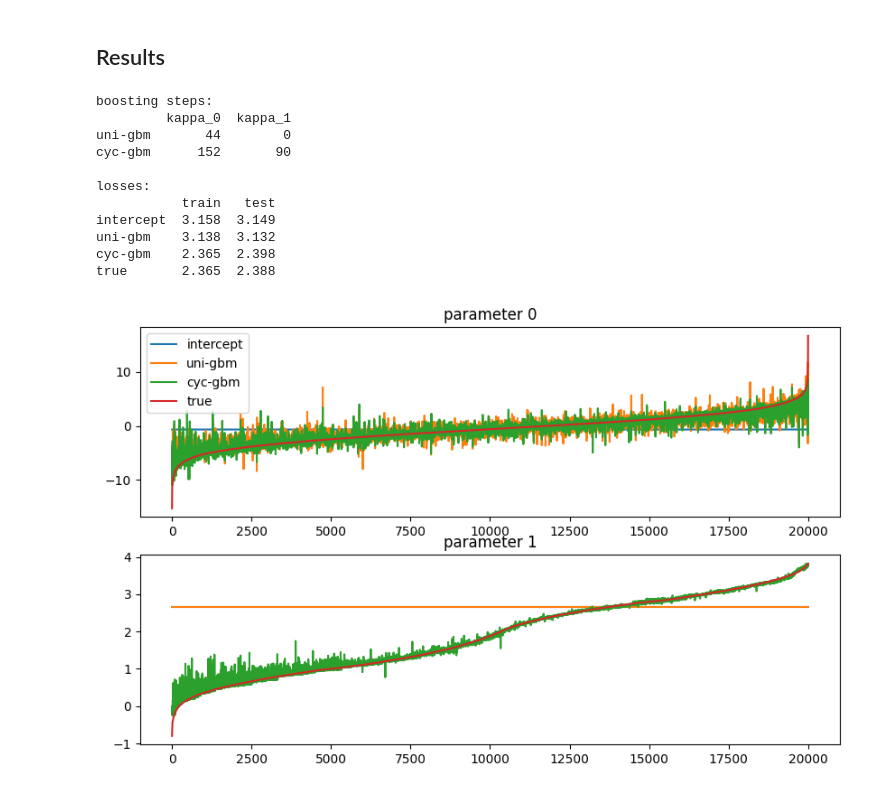
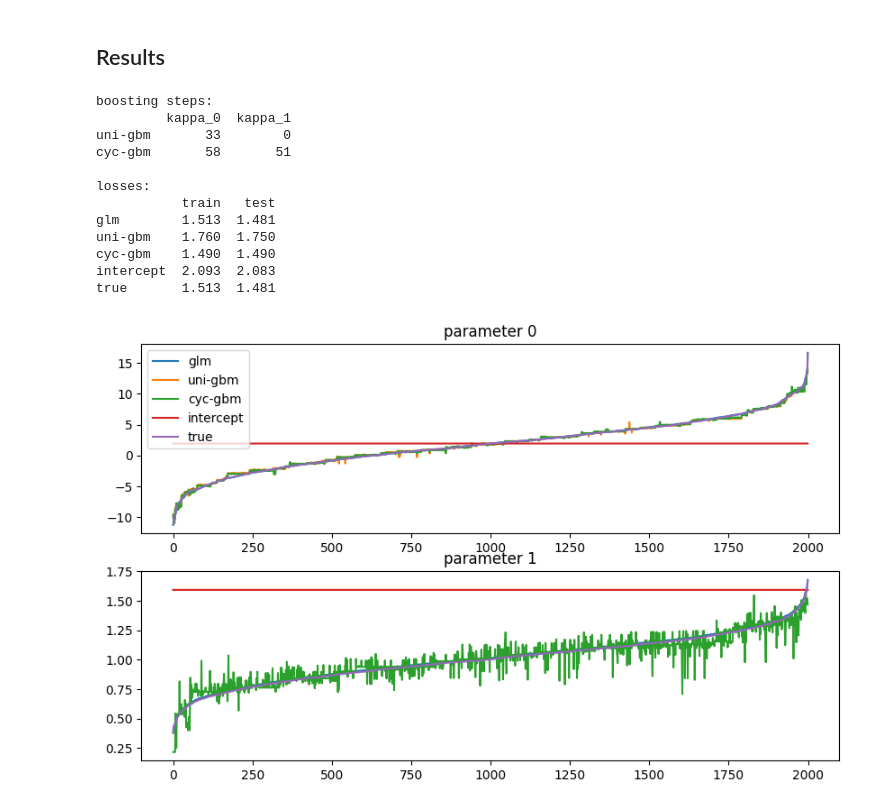
Before and after one commit to henningzakrisson/cyc-gbm, a Jupyter notebook: notebooks/simulated_data.ipynb, the cells around one changed output. Saved outputs shown, nothing was run; the diff lists cells and outputs as text; code cells hidden in the pictures.

```diff
--- a/notebooks/simulated_data.ipynb
+++ b/notebooks/simulated_data.ipynb
@@ -47,0 +64,21 @@ z_hat = {"train": {"true": z_train}, "test": {"true": z_test}}
+# %%
+fig, axs = plt.subplots(2, 2, figsize=(10, 6))
+axs = axs.flatten()
+
+# parameters
+for j in range(distribution.d):
+    axs[j].set_title(f"parameter {j}")
+    sort_order = np.argsort(z[j])
+    axs[j].plot(z[j][sort_order])
+
+# moments
+n_window = 100
+for k in [1,2]:
+    axs[k+1].set_title(f"moment {k}")
+    moment = distribution.moment(z,k)
+    sort_order = np.argsort(moment)
+
+    moment_empirical = moving_moment(y[sort_order], w = n_window, z= z[:,sort_order], k = k)
+    axs[k+1].plot(moment[sort_order], label="true")
+    axs[k+1].plot(moment_empirical, label="empirical")
+    axs[k+1].set_xlim([n_window,len(y)-n_window])
@@ -48,3 +89,15 @@ z_hat = {"train": {"true": z_train}, "test": {"true": z_test}}
+# %%
+glm = CycGLM(
+    dist="normal",
+    eps=eps_glm,
+    max_iter = max_iter,
+    tol = tol
+)
+
+glm.fit(X_train, y_train)
+
+z_hat["train"]["glm"] = glm.predict(X_train)
+z_hat["test"]["glm"] = glm.predict(X_test)
 # %% [markdown]
 ### Univariate GBM
 # %%
@@ -53,7 +106,7 @@ kappa_uni = tune_kappa(
     X=X_train,
     y=y_train,
     n_splits=n_splits,
-    eps=eps,
+    eps=eps_gbm,
     max_depth=max_depth,
     min_samples_leaf=min_samples_leaf,
     kappa_max=[kappa_max, 0],
@@ -65,7 +118,7 @@ kappa_uni = tune_kappa(
 gbm_uni = CycGBM(
     kappa=kappa_uni,
     dist="normal",
-    eps=eps,
+    eps=eps_gbm,
     max_depth=max_depth,
     min_samples_leaf=min_samples_leaf,
 )
@@ -93,7 +146,7 @@ kappa_cyc = tune_kappa(
     X=X_train,
     y=y_train,
     n_splits=n_splits,
-    eps=eps,
+    eps=eps_gbm,
     max_depth=max_depth,
     min_samples_leaf=min_samples_leaf,
     kappa_max=kappa_max,
@@ -105,7 +158,7 @@ kappa_cyc = tune_kappa(
 gbm_cyc = CycGBM(
     kappa=kappa_cyc,
     dist="normal",
-    eps=eps,
+    eps=eps_gbm,
     max_depth=max_depth,
     min_samples_leaf=min_samples_leaf,
 )
@@ -145,39 +198,40 @@ print(kappas.astype(int))
 
 # Losses
 losses = pd.DataFrame(
     columns=["train", "test"],
-    index=["intercept", "uni-gbm", "cyc-gbm", "true"],
+    index=z_hat['train'].keys(),
     dtype=float,
 )
 for data_set, y_set in [("train", y_train), ("test", y_test)]:
     for model in z_hat[data_set].keys():
         losses.loc[model, data_set] = distribution.loss(
             y=y_set, z=z_hat[data_set][model]
         ).mean()
 print("\nlosses:")
 print(losses.round(3))
 
 # Plot parameter estimates
 fig, axs = plt.subplots(distribution.d, 1, figsize=(10, int(3 * distribution.d)))
 axs = axs.flatten()
 
 for j in range(distribution.d):
     axs[j].set_title(f"parameter {j}")
     sort_order = np.argsort(z_hat["test"]['true'][j])
-    for model in ['intercept', 'uni-gbm', 'cyc-gbm', 'true']:
+    for model in z_hat['train'].keys():
         axs[j].plot(z_hat["test"][model][j][sort_order], label=model)
 
 axs[0].legend();
 # %% [output]
 boosting steps:
          kappa_0  kappa_1
-uni-gbm       44        0
-cyc-gbm      152       90
+uni-gbm       33        0
+cyc-gbm       58       51
 
 losses:
            train   test
-intercept  3.158  3.149
-uni-gbm    3.138  3.132
-cyc-gbm    2.365  2.398
-true       2.365  2.388
+glm        1.513  1.481
+uni-gbm    1.760  1.750
+cyc-gbm    1.490  1.490
+intercept  2.093  2.083
+true       1.513  1.481
-[figure, old version]
+[figure, new version]
```
Also changed, not shown: parts of 8 cells of this notebook, 2 other files.
